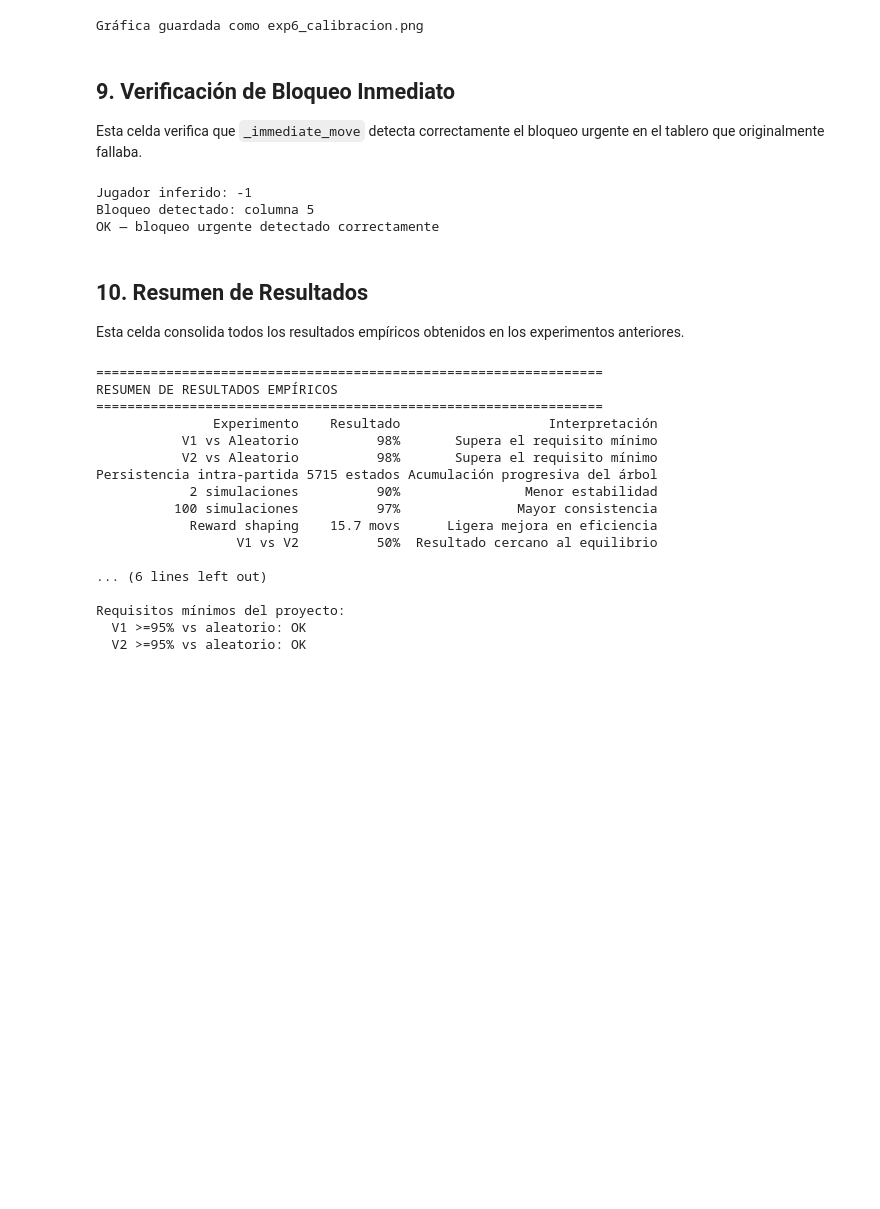
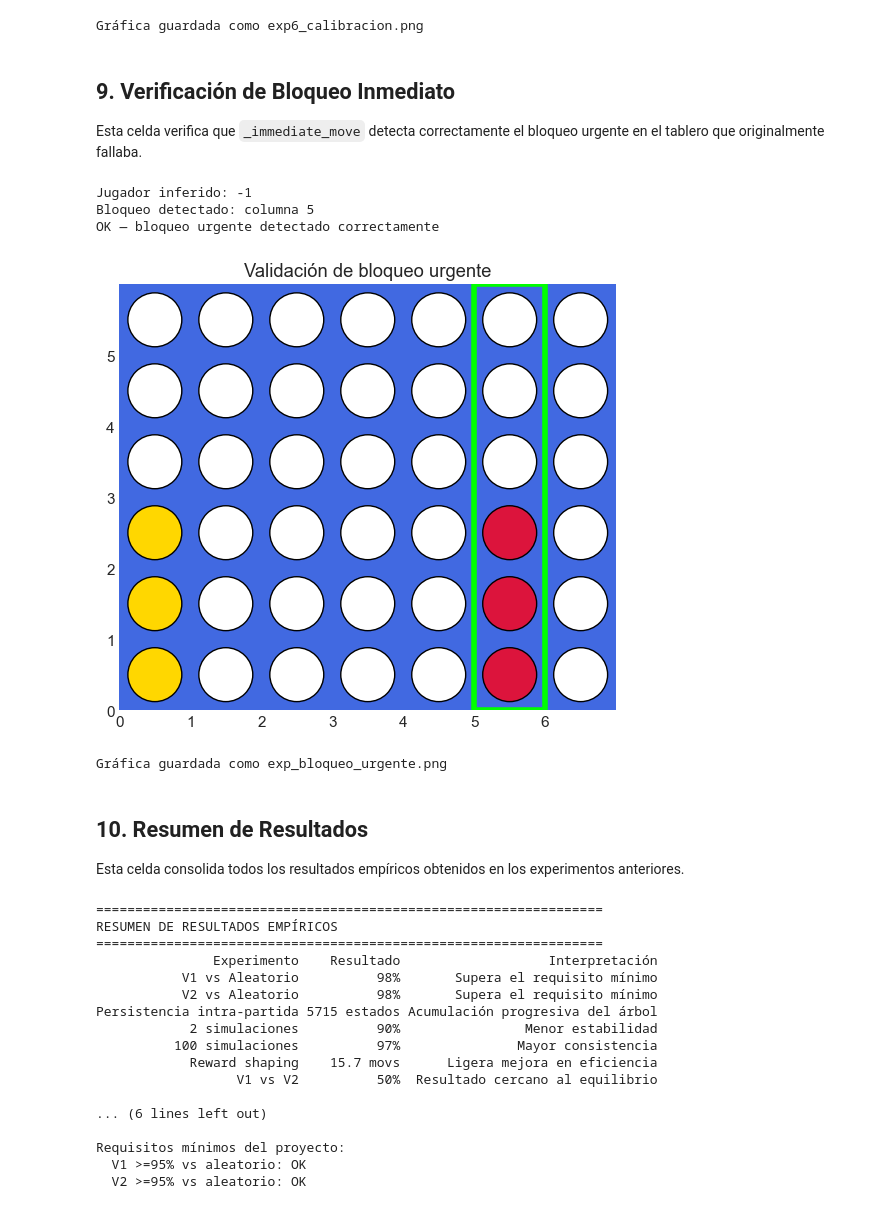
Before and after one commit to Ana3Lu/Connect4-Tournament, a Jupyter notebook: groups/Ana/entrega.ipynb, the cells around one changed output. Drawn from its saved outputs; the diff is of its cells as text; code cells hidden in the pictures; blank space fills up the shorter version.

Commit message:
Mejora evidencia de bloqueo

```diff
--- a/groups/Ana/entrega.ipynb
+++ b/groups/Ana/entrega.ipynb
@@ -538,37 +538,113 @@ Gráfica guardada como exp6_calibracion.png
 Esta celda verifica que `_immediate_move` detecta correctamente el bloqueo urgente en el tablero que originalmente fallaba.
 # %%
 from groups.Ana.policy import _immediate_move, _infer_player
+
+import matplotlib.pyplot as plt
+import matplotlib.patches as patches
 
 # Estado válido físicamente:
 # el oponente (-1) gana si juega columna 5
 problematic_board = np.array([
     [0, 0, 0, 0, 0, 0, 0],
     [0, 0, 0, 0, 0, 0, 0],
     [0, 0, 0, 0, 0, 0, 0],
     [1, 0, 0, 0, 0, -1, 0],
     [1, 0, 0, 0, 0, -1, 0],
     [1, 0, 0, 0, 0, -1, 0],
 ])
 
 player = _infer_player(problematic_board)
 
 state = ConnectState(
     board=problematic_board,
     player=player
 )
 
 move = _immediate_move(state, player)
 
 print(f'Jugador inferido: {player}')
 print(f'Bloqueo detectado: columna {move}')
 
 assert move == 5, f'Se esperaba 5 y se obtuvo {move}'
 
 print('OK — bloqueo urgente detectado correctamente')
+
+
+# =========================
+# Visualización del tablero
+# =========================
+
+fig, ax = plt.subplots(figsize=(6, 5))
+
+# tablero azul
+ax.add_patch(
+    patches.Rectangle(
+        (0, 0),
+        7,
+        6,
+        facecolor='royalblue'
+    )
+)
+
+# dibujar fichas
+for r in range(6):
+    for c in range(7):
+
+        val = problematic_board[r, c]
+
+        # invertir eje vertical para que se vea como Connect4 real
+        y = 5 - r
+
+        color = 'white'
+
+        if val == 1:
+            color = 'gold'
+
+        elif val == -1:
+            color = 'crimson'
+
+        circle = patches.Circle(
+            (c + 0.5, y + 0.5),
+            0.38,
+            facecolor=color,
+            edgecolor='black'
+        )
+
+        ax.add_patch(circle)
+
+# resaltar columna bloqueada
+ax.add_patch(
+    patches.Rectangle(
+        (move, 0),
+        1,
+        6,
+        fill=False,
+        edgecolor='lime',
+        linewidth=4
+    )
+)
+
+ax.set_xlim(0, 7)
+ax.set_ylim(0, 6)
+
+ax.set_xticks(range(7))
+ax.set_yticks(range(6))
+
+ax.set_title('Validación de bloqueo urgente')
+
+ax.set_aspect('equal')
+
+plt.tight_layout()
+plt.savefig('exp_bloqueo_urgente.png', dpi=120)
+plt.show()
+
+print('Gráfica guardada como exp_bloqueo_urgente.png')
 # %% [output]
 Jugador inferido: -1
 Bloqueo detectado: columna 5
 OK — bloqueo urgente detectado correctamente
+[figure, added]
+Gráfica guardada como exp_bloqueo_urgente.png
 # %% [markdown]
 ## 10. Resumen de Resultados
 
```
Also changed, not shown: 1 other file.
